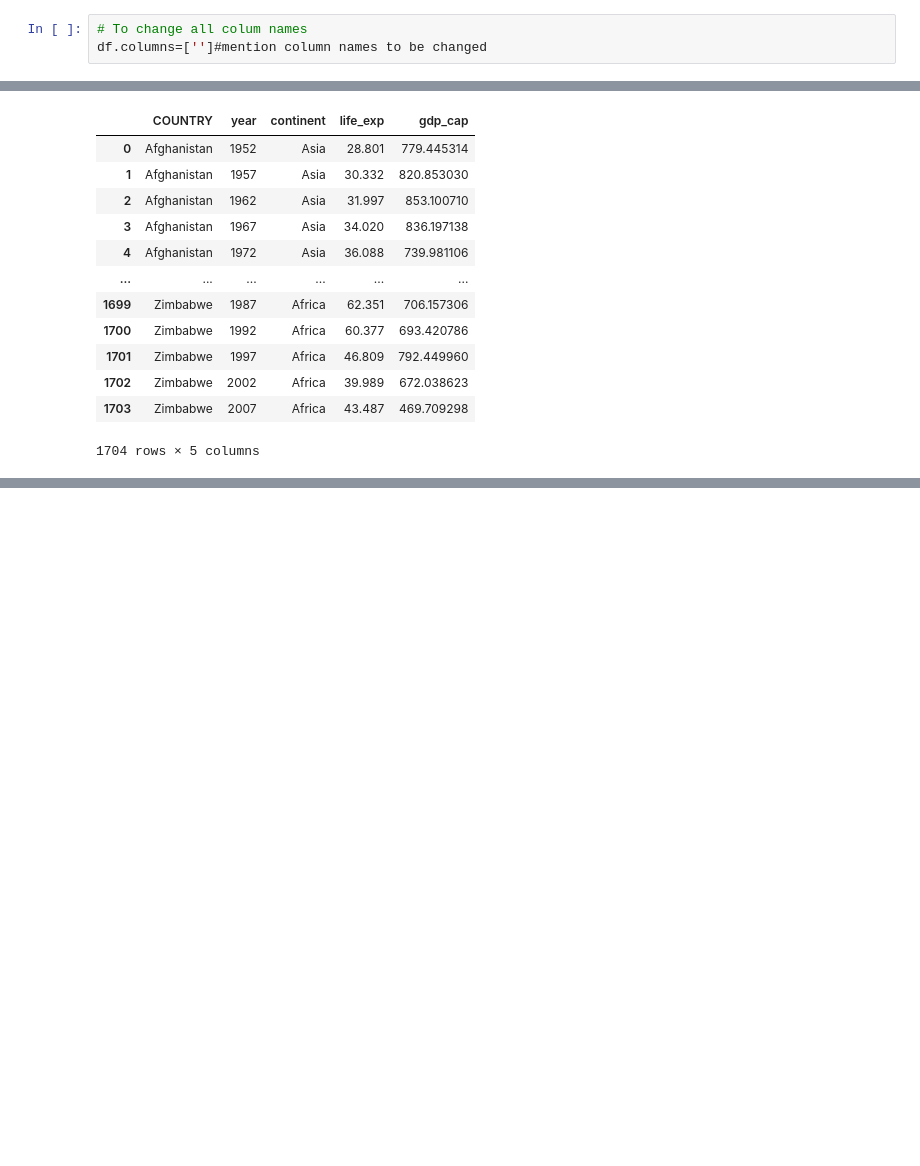
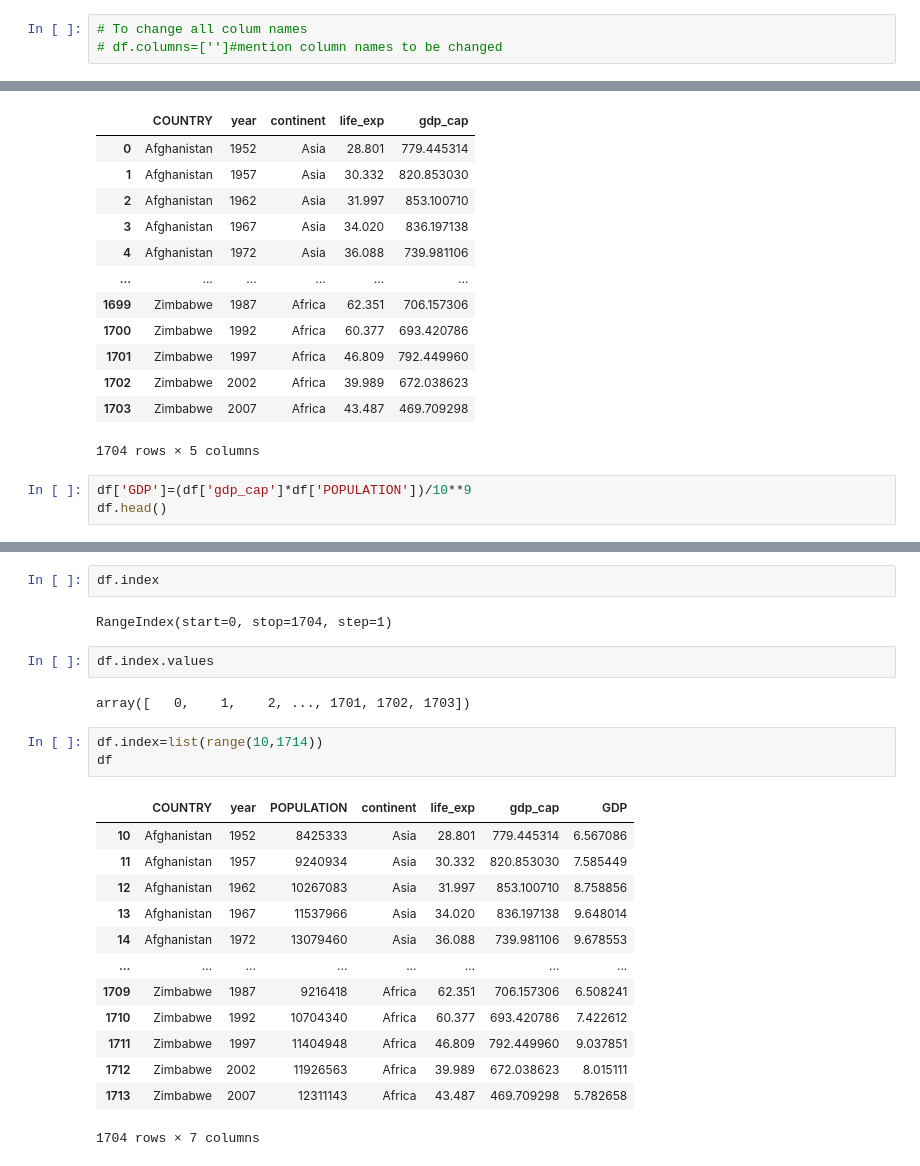
Before and after one commit to Blaze2020/Pandas, a Jupyter notebook: Pandas_01.ipynb, the cells around one changed output, grey strips where cells are left out. Cells and saved outputs as stored; diff of their text form; blank space fills up the shorter version.

```diff
--- a/Pandas_01.ipynb
+++ b/Pandas_01.ipynb
@@ -235,7 +235,7 @@ df.head()
 | 4 | Afghanistan | 1972 | 13079460 | Asia | 36.088 | 739.981106 |
 # %%
 # To change all colum names
-df.columns=['']#mention column names to be changed
+# df.columns=['']#mention column names to be changed
 # %%
 # TO make changes to the original dataframe
 df.rename(columns={'country':'COUNTRY'},inplace=True)
@@ -263,3 +263,6 @@ df.drop(columns=['POPULATION'])
 | 1702 | Zimbabwe | 2002 | Africa | 39.989 | 672.038623 |
 | 1703 | Zimbabwe | 2007 | Africa | 43.487 | 469.709298 |
 1704 rows × 5 columns
+# %%
+df['GDP']=(df['gdp_cap']*df['POPULATION'])/10**9
+df.head()
@@ -265,0 +276,25 @@ df.drop(columns=['POPULATION'])
+# %%
+df.index
+# %% [output]
+RangeIndex(start=0, stop=1704, step=1)
+# %%
+df.index.values
+# %% [output]
+array([   0,    1,    2, ..., 1701, 1702, 1703])
+# %%
+df.index=list(range(10,1714))
+df
+# %% [output]
+|  | COUNTRY | year | POPULATION | continent | life_exp | gdp_cap | GDP |
+| 10 | Afghanistan | 1952 | 8425333 | Asia | 28.801 | 779.445314 | 6.567086 |
+| 11 | Afghanistan | 1957 | 9240934 | Asia | 30.332 | 820.853030 | 7.585449 |
+| 12 | Afghanistan | 1962 | 10267083 | Asia | 31.997 | 853.100710 | 8.758856 |
+| 13 | Afghanistan | 1967 | 11537966 | Asia | 34.020 | 836.197138 | 9.648014 |
+| 14 | Afghanistan | 1972 | 13079460 | Asia | 36.088 | 739.981106 | 9.678553 |
+| ... | ... | ... | ... | ... | ... | ... | ... |
+| 1709 | Zimbabwe | 1987 | 9216418 | Africa | 62.351 | 706.157306 | 6.508241 |
+| 1710 | Zimbabwe | 1992 | 10704340 | Africa | 60.377 | 693.420786 | 7.422612 |
+| 1711 | Zimbabwe | 1997 | 11404948 | Africa | 46.809 | 792.449960 | 9.037851 |
+| 1712 | Zimbabwe | 2002 | 11926563 | Africa | 39.989 | 672.038623 | 8.015111 |
+| 1713 | Zimbabwe | 2007 | 12311143 | Africa | 43.487 | 469.709298 | 5.782658 |
+1704 rows × 7 columns
```
Also changed, not shown: parts of 13 cells of this notebook.
